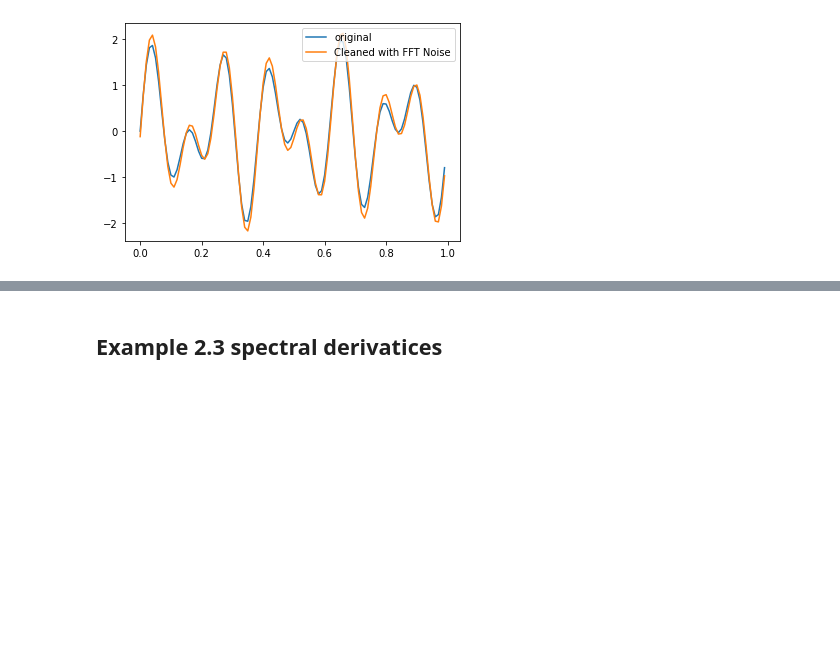
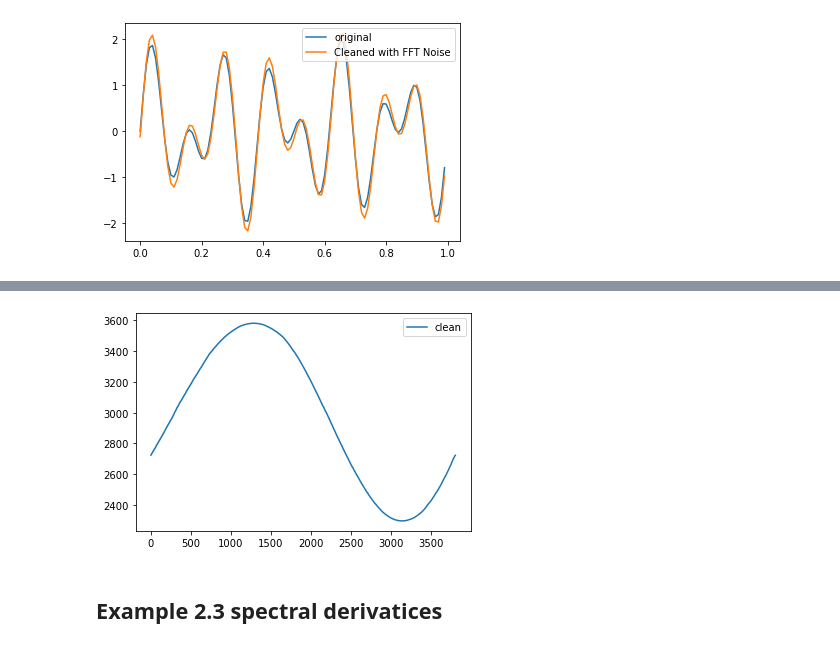
Before and after one commit to DuckieNukeEm/data_driven_science_and_engineering, a Jupyter notebook: Ch2/Chapter 2 - Fourier Transformations.ipynb, the cells around one changed output, grey strips where cells are left out. Cells and saved outputs as stored; diff of their text form; code cells hidden in the pictures; blank space fills up the shorter version.

```diff
--- a/Ch2/Chapter 2 - Fourier Transformations.ipynb
+++ b/Ch2/Chapter 2 - Fourier Transformations.ipynb
@@ -158,3 +218,9 @@ plt.show()
+# %%
+plt.plot(Df[:,1],Func_Clean, label = 'clean')
+plt.legend()
+plt.show()
+# %% [output]
+[figure, added]
 # %% [markdown]
 ## Example 2.3 spectral derivatices
 # %% [markdown]
```
Also changed, not shown: parts of 10 cells of this notebook.
